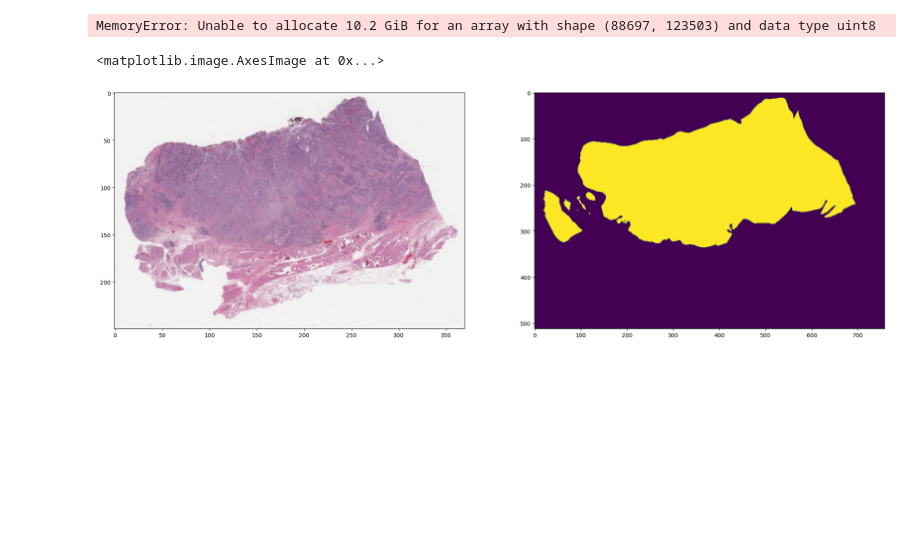
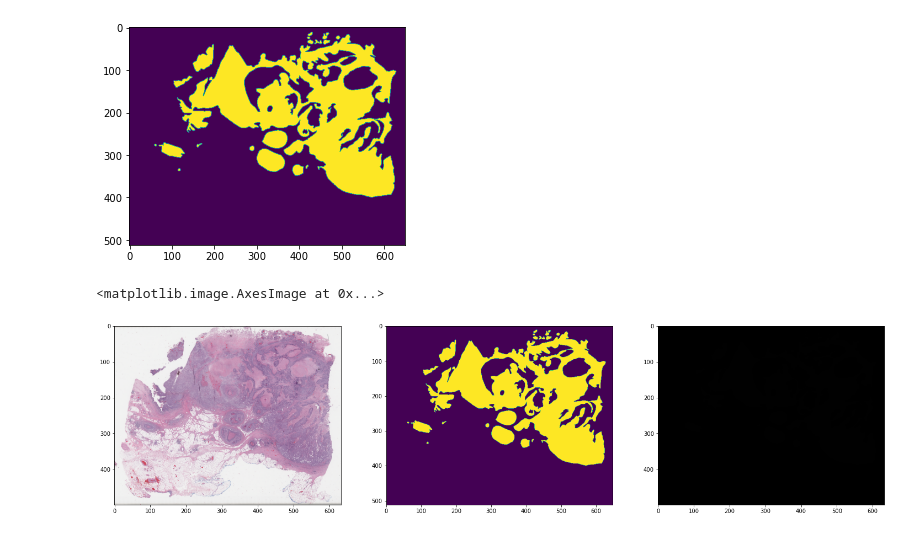
Before and after one commit to wangyh97/patho_AI, a Jupyter notebook: processing/patch_extraction_test.ipynb, the cells around one changed output. Drawn from its saved outputs; the diff is of its cells as text; code cells hidden in the pictures; blank space fills up the shorter version.

```diff
--- a/processing/patch_extraction_test.ipynb
+++ b/processing/patch_extraction_test.ipynb
@@ -22,27 +50,35 @@ def show_info(x,show_values = False):
 # %%
 root_path = {
-    'server':'',
+    'server':'/mnt/wangyh/TCGA_bladder/TCGA_bladder/',
     'desktop':'I:\\TCGA_bladder\\TCGA_bladder\\',
     'laptop':''
 }
-file_id = 'a4db0ad7-d28c-4ae0-a59b-19afe959562e' + '\\'
+file_id = '1a985a2b-c025-4336-a0f5-8b13fbbbba91' + '/'
 # %%
-file_path = root_path['desktop'] + file_id
-svs_path = glob.glob(file_path + '*.svs')
-xml_path = glob.glob(file_path + '*.xml')
+file_path = root_path['server'] + file_id
+svs_path = glob.glob(file_path + '*.svs')[0]
+xml_path = glob.glob(file_path + '*.xml')[0]
 # %%
-slide = ep.get_slide(svs_path[0]) #svs_path是一个list
-mask_coords,classes = ep.AnnotationParser(xml_path[0])
-anno = ep.Annotation(slide,xml_path[0])
-masked_tumor = ep.show_thumb_mask(anno['tumor'])
+slide = ep.get_slide(svs_path) #svs_path是一个list
+mask_coords,classes = ep.AnnotationParser(xml_path)
+rule =  {"tumor":{"excludes":["artificial","stroma","necrosis"]},
+        'stroma':{"excludes":['artificial','necrosis']}}
+
+annos = ep.Annotation(slide,xml_path,rule=rule)
+masked_tumor = ep.show_thumb_mask(annos['tumor'])
+tumor_slide = ep.get_mask_slide(annos)
 # %% [output]
-MemoryError: Unable to allocate 10.2 GiB for an array with shape (88697, 123503) and data type uint8
+[figure, added]
+# %%
+tumor_thumbnail = tumor_slide.get_thumbnail((1000,500))
 # %%
 figure = plt.figure(figsize=(25,10))
-original = plt.subplot(121)
-original.imshow(slide.get_thumbnail((500,250)))
-masked = plt.subplot(122)
-masked.imshow(masked_tumor)
+original = plt.subplot(131)
+original.imshow(slide.get_thumbnail((1000,500)))
+mask = plt.subplot(132)
+mask.imshow(masked_tumor)
+tumorslide = plt.subplot(133)
+tumorslide.imshow(tumor_thumbnail)
 # %% [output]
 <matplotlib.image.AxesImage at 0x...>
-[figure, old version]
+[figure, new version]
```
Also changed, not shown: parts of 6 cells of this notebook, 1 other file.
